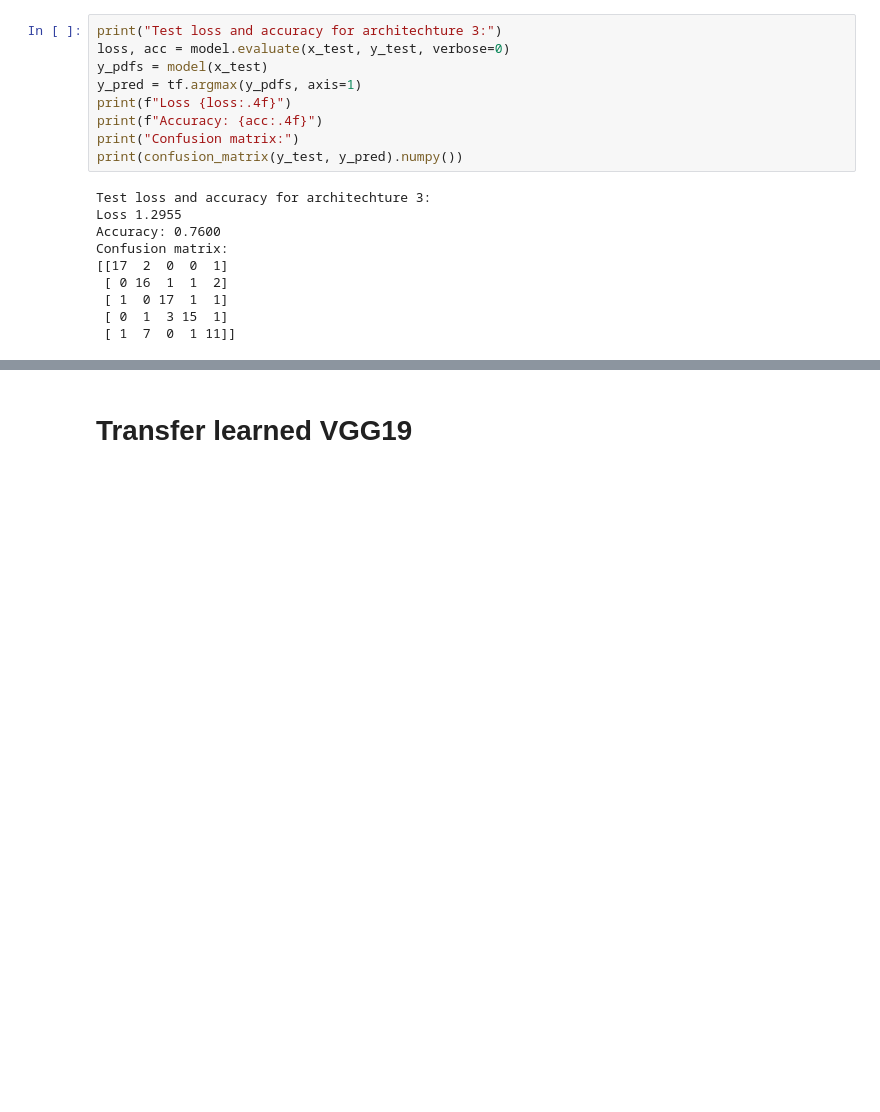
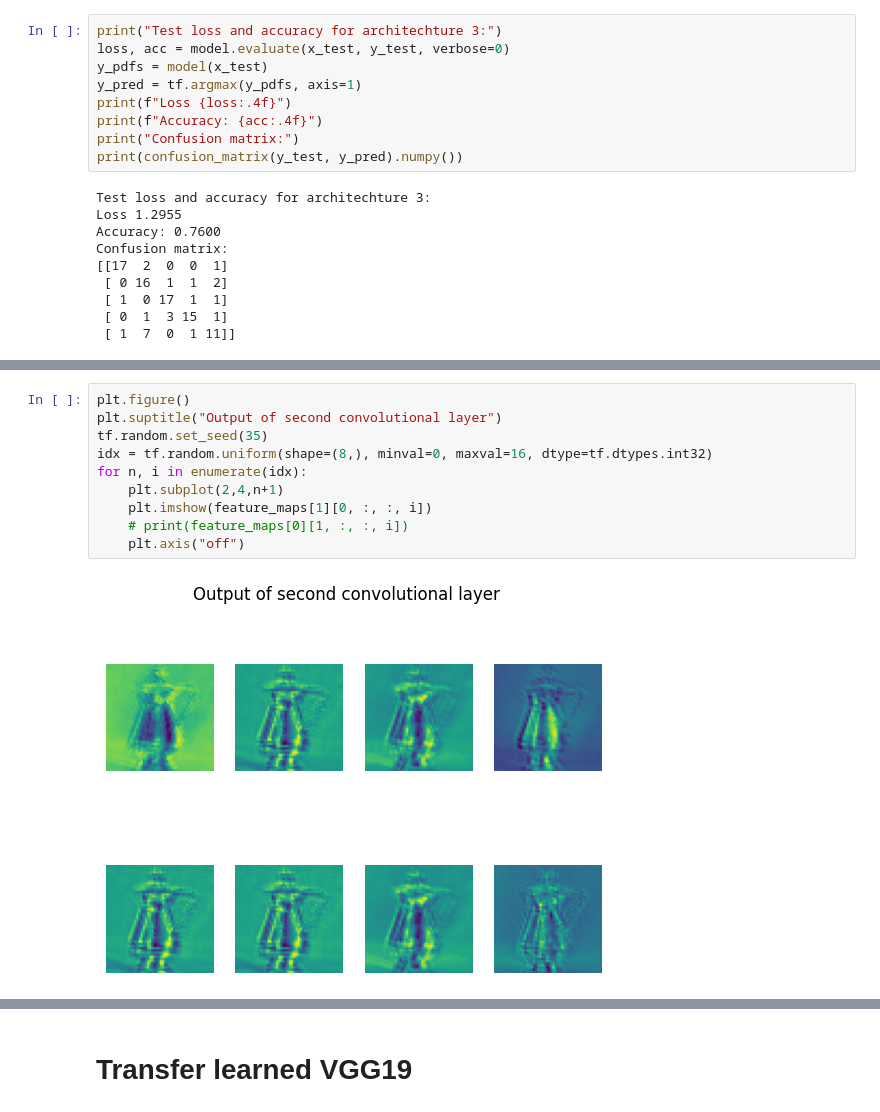
Before and after one commit to imraunav/Deep-Learning-and-Applications, a Jupyter notebook: ProgrammingAssignment5/results.ipynb, the cells around one changed output, grey strips where cells are left out. Cells and saved outputs as stored; diff of their text form; blank space fills up the shorter version.

```diff
--- a/ProgrammingAssignment5/results.ipynb
+++ b/ProgrammingAssignment5/results.ipynb
@@ -254,0 +317,12 @@ Confusion matrix:
+# %%
+plt.figure()
+plt.suptitle("Output of second convolutional layer")
+tf.random.set_seed(35)
+idx = tf.random.uniform(shape=(8,), minval=0, maxval=16, dtype=tf.dtypes.int32)
+for n, i in enumerate(idx):
+    plt.subplot(2,4,n+1)
+    plt.imshow(feature_maps[1][0, :, :, i])
+    # print(feature_maps[0][1, :, :, i])
+    plt.axis("off")
+# %% [output]
+[figure, added]
```
Also changed, not shown: parts of 8 cells of this notebook.
